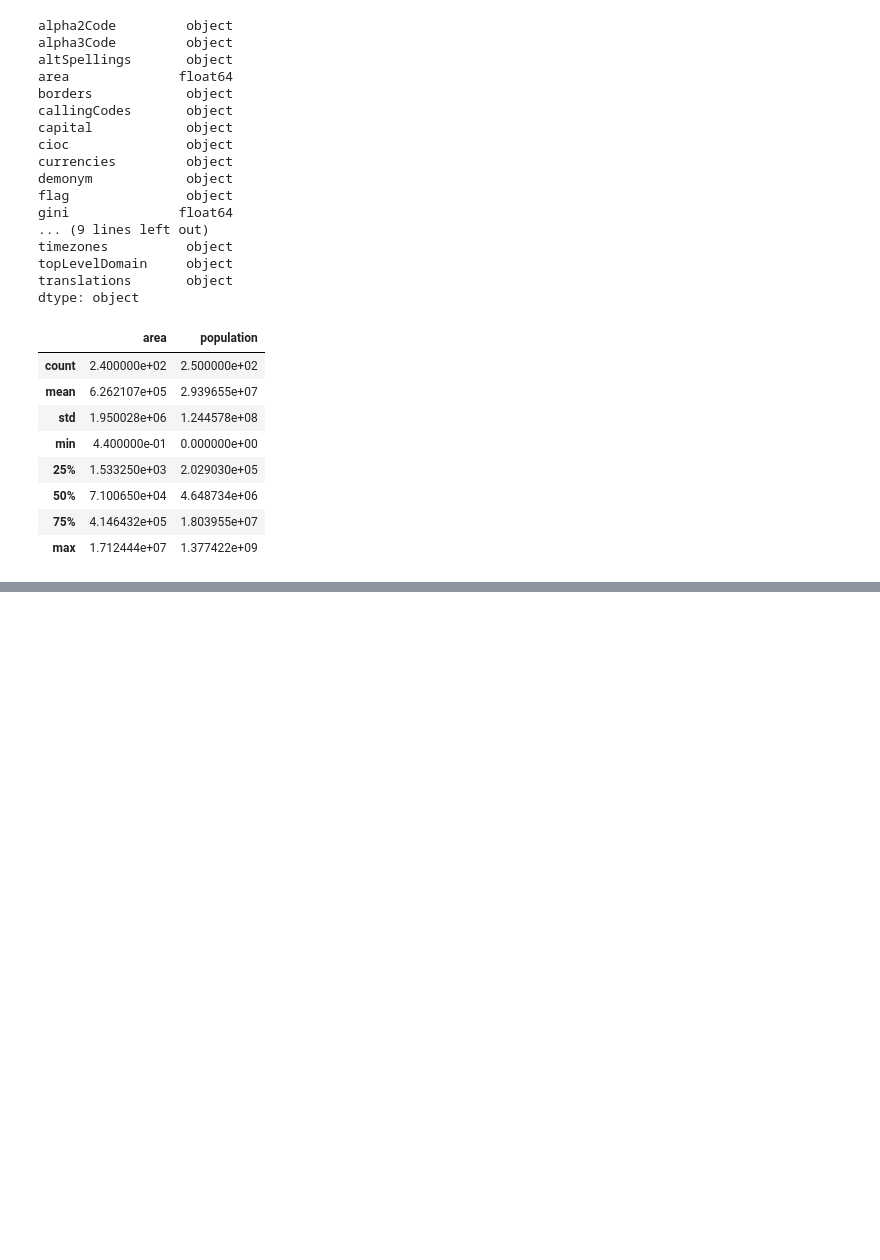
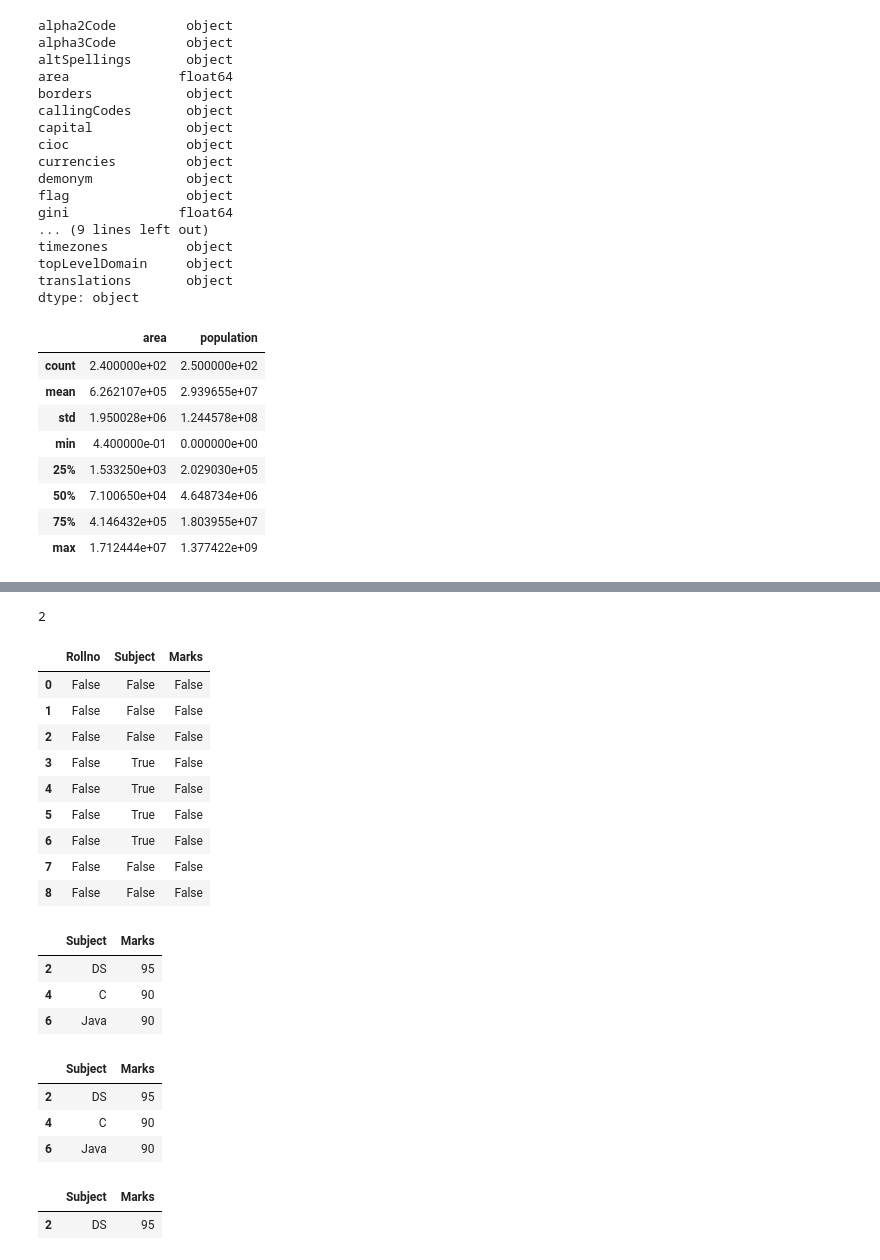
Before and after one commit to srikanth-neelam/DS_21_MAR_2019, a Jupyter notebook: PandasDemo.ipynb, the cells around one changed output, grey strips where cells are left out. Saved outputs shown, nothing was run; the diff lists cells and outputs as text; code cells hidden in the pictures; blank space fills up the shorter version.

```diff
--- a/PandasDemo.ipynb
+++ b/PandasDemo.ipynb
@@ -358,0 +379,36 @@ cdf[ ['area','population']].describe()
+# %%
+marks.iloc[4,0]
+# %% [output]
+2
+# %%
+marks.isin(['C','Java'])
+# %% [output]
+|  | Rollno | Subject | Marks |
+| 0 | False | False | False |
+| 1 | False | False | False |
+| 2 | False | False | False |
+| 3 | False | True | False |
+| 4 | False | True | False |
+| 5 | False | True | False |
+| 6 | False | True | False |
+| 7 | False | False | False |
+| 8 | False | False | False |
+# %%
+marks[marks['Marks'] > 80][['Subject','Marks']]
+# %% [output]
+|  | Subject | Marks |
+| 2 | DS | 95 |
+| 4 | C | 90 |
+| 6 | Java | 90 |
+# %%
+marks.loc[marks['Marks'] > 80, ['Subject','Marks']]
+# %% [output]
+|  | Subject | Marks |
+| 2 | DS | 95 |
+| 4 | C | 90 |
+| 6 | Java | 90 |
+# %%
+marks.loc[(marks['Marks'] > 80)  & ( marks['Subject'] == 'DS'), ['Subject','Marks']]
+# %% [output]
+|  | Subject | Marks |
+| 2 | DS | 95 |
```
Also changed, not shown: parts of 13 cells of this notebook, 2 other files.
